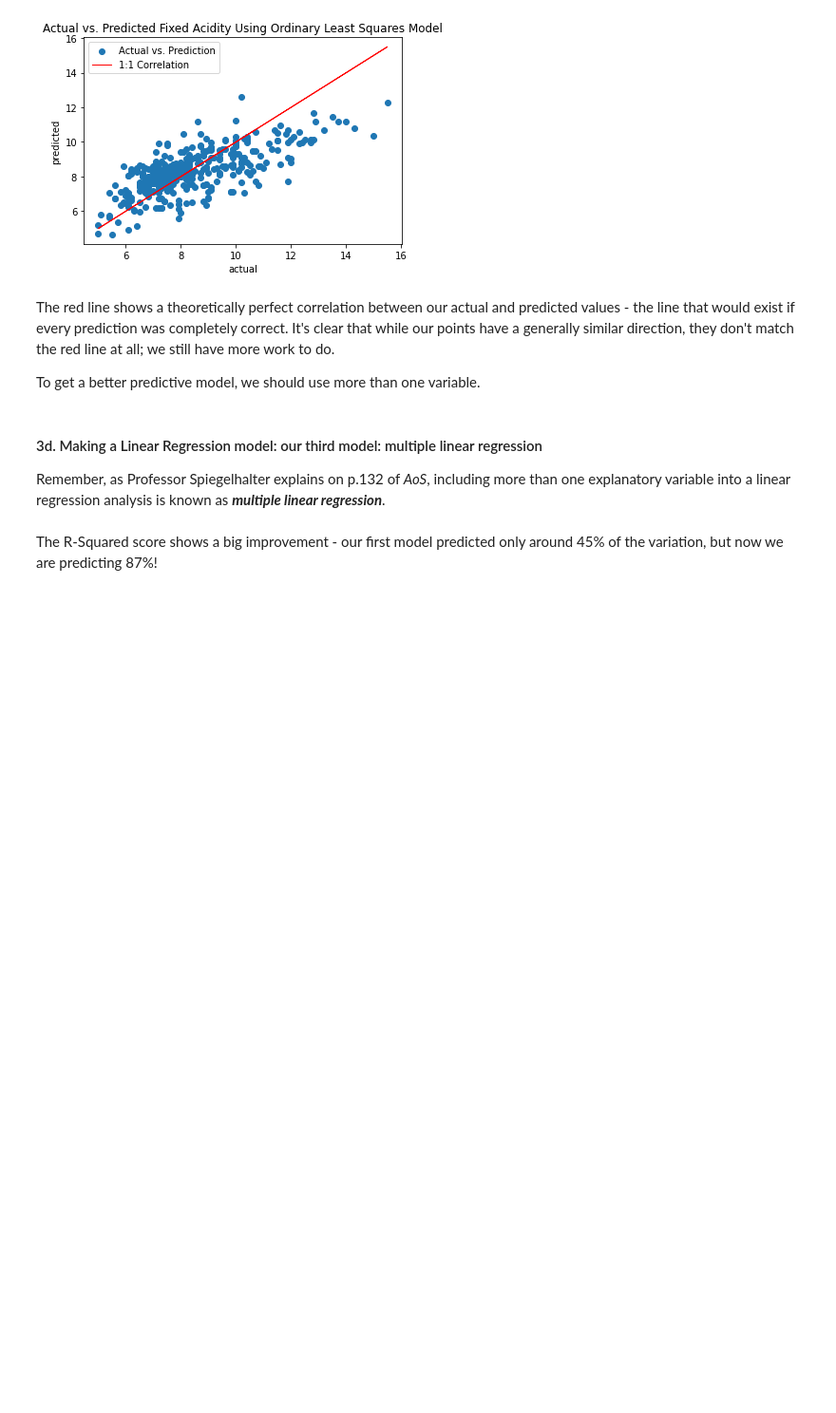
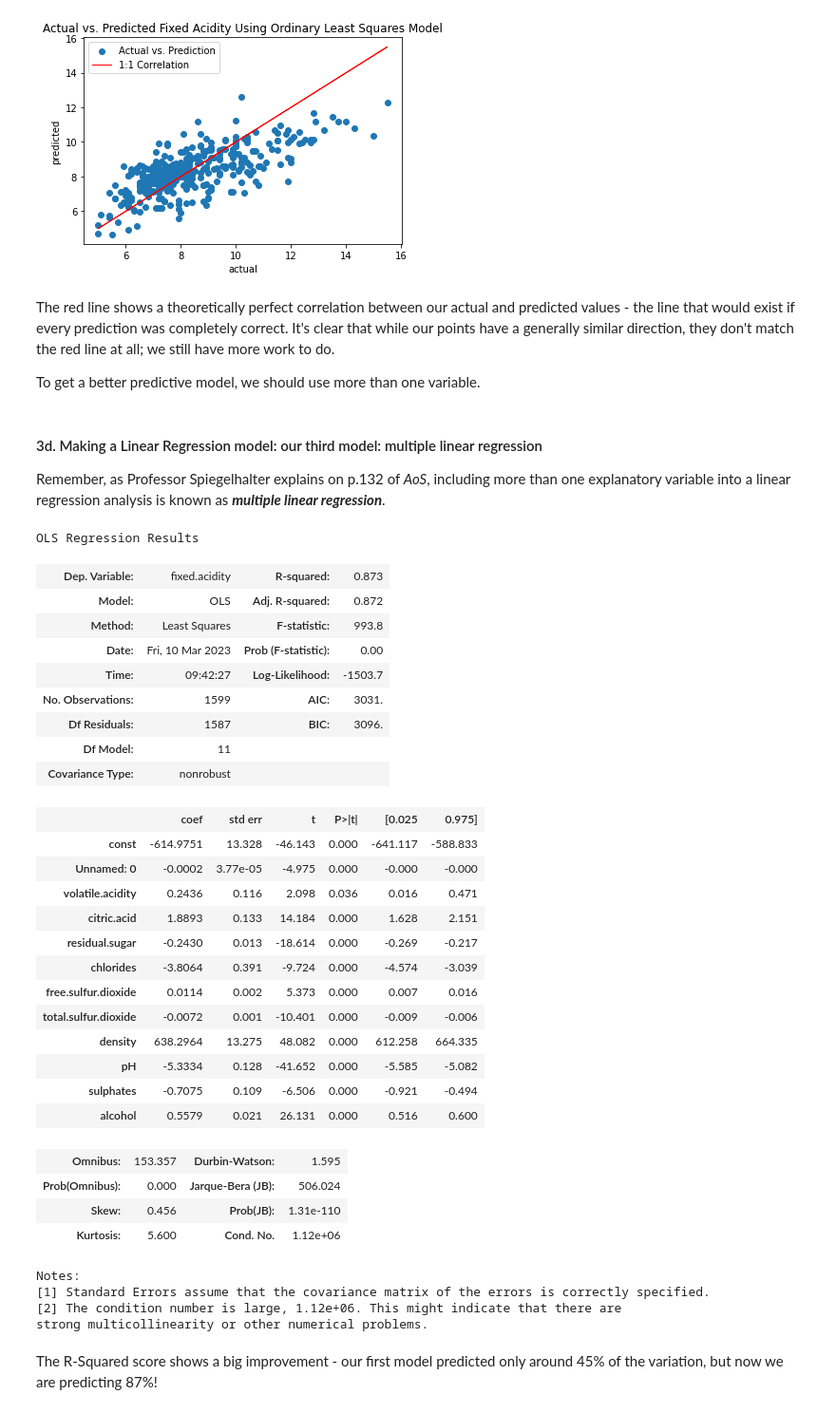
Before and after one commit to BrettlyCD/linear-regression, a Jupyter notebook: Springboard Regression Case Study - the Red Wine Dataset - Tier 3.ipynb, the cells around one changed output. Shown at 95% size. Cells and saved outputs as stored; diff of their text form; code cells hidden in the pictures; blank space fills up the shorter version.

```diff
--- a/Springboard Regression Case Study - the Red Wine Dataset - Tier 3.ipynb
+++ b/Springboard Regression Case Study - the Red Wine Dataset - Tier 3.ipynb
@@ -441,6 +441,38 @@ _ _ _
 # %%
 # Evaluate the model
-_ _ _
+m_results.summary()
+# %% [output]
+OLS Regression Results
+| Dep. Variable: | fixed.acidity | R-squared: | 0.873 |
+| Model: | OLS | Adj. R-squared: | 0.872 |
+| Method: | Least Squares | F-statistic: | 993.8 |
+| Date: | Fri, 10 Mar 2023 | Prob (F-statistic): | 0.00 |
+| Time: | 09:42:27 | Log-Likelihood: | -1503.7 |
+| No. Observations: | 1599 | AIC: | 3031. |
+| Df Residuals: | 1587 | BIC: | 3096. |
+| Df Model: | 11 |  |  |
+| Covariance Type: | nonrobust |  |  |
+|  | coef | std err | t | P>|t| | [0.025 | 0.975] |
+| const | -614.9751 | 13.328 | -46.143 | 0.000 | -641.117 | -588.833 |
+| Unnamed: 0 | -0.0002 | 3.77e-05 | -4.975 | 0.000 | -0.000 | -0.000 |
+| volatile.acidity | 0.2436 | 0.116 | 2.098 | 0.036 | 0.016 | 0.471 |
+| citric.acid | 1.8893 | 0.133 | 14.184 | 0.000 | 1.628 | 2.151 |
+| residual.sugar | -0.2430 | 0.013 | -18.614 | 0.000 | -0.269 | -0.217 |
+| chlorides | -3.8064 | 0.391 | -9.724 | 0.000 | -4.574 | -3.039 |
+| free.sulfur.dioxide | 0.0114 | 0.002 | 5.373 | 0.000 | 0.007 | 0.016 |
+| total.sulfur.dioxide | -0.0072 | 0.001 | -10.401 | 0.000 | -0.009 | -0.006 |
+| density | 638.2964 | 13.275 | 48.082 | 0.000 | 612.258 | 664.335 |
+| pH | -5.3334 | 0.128 | -41.652 | 0.000 | -5.585 | -5.082 |
+| sulphates | -0.7075 | 0.109 | -6.506 | 0.000 | -0.921 | -0.494 |
+| alcohol | 0.5579 | 0.021 | 26.131 | 0.000 | 0.516 | 0.600 |
+| Omnibus: | 153.357 | Durbin-Watson: | 1.595 |
+| Prob(Omnibus): | 0.000 | Jarque-Bera (JB): | 506.024 |
+| Skew: | 0.456 | Prob(JB): | 1.31e-110 |
+| Kurtosis: | 5.600 | Cond. No. | 1.12e+06 |
+Notes:
+[1] Standard Errors assume that the covariance matrix of the errors is correctly specified.
+[2] The condition number is large, 1.12e+06. This might indicate that there are
+strong multicollinearity or other numerical problems.
 # %% [markdown]
 The R-Squared score shows a big improvement - our first model predicted only around 45% of the variation, but now we are predicting 87%!
 # %%
```
Also changed, not shown: parts of 5 cells of this notebook.
